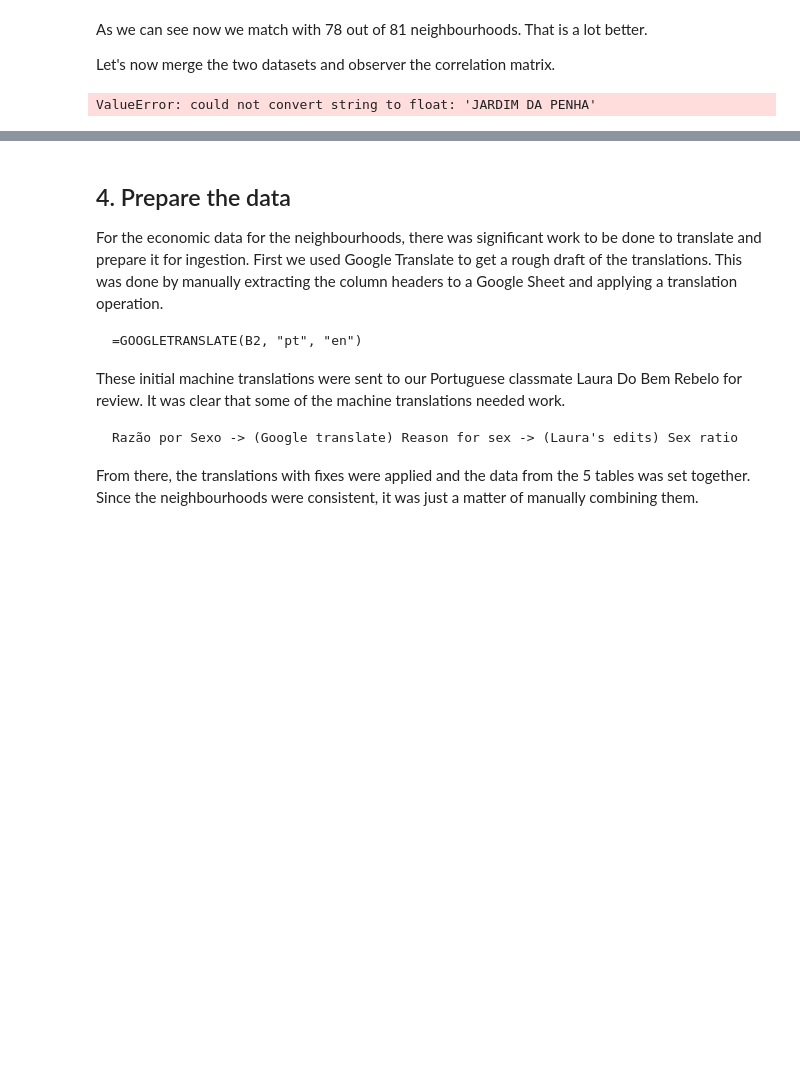
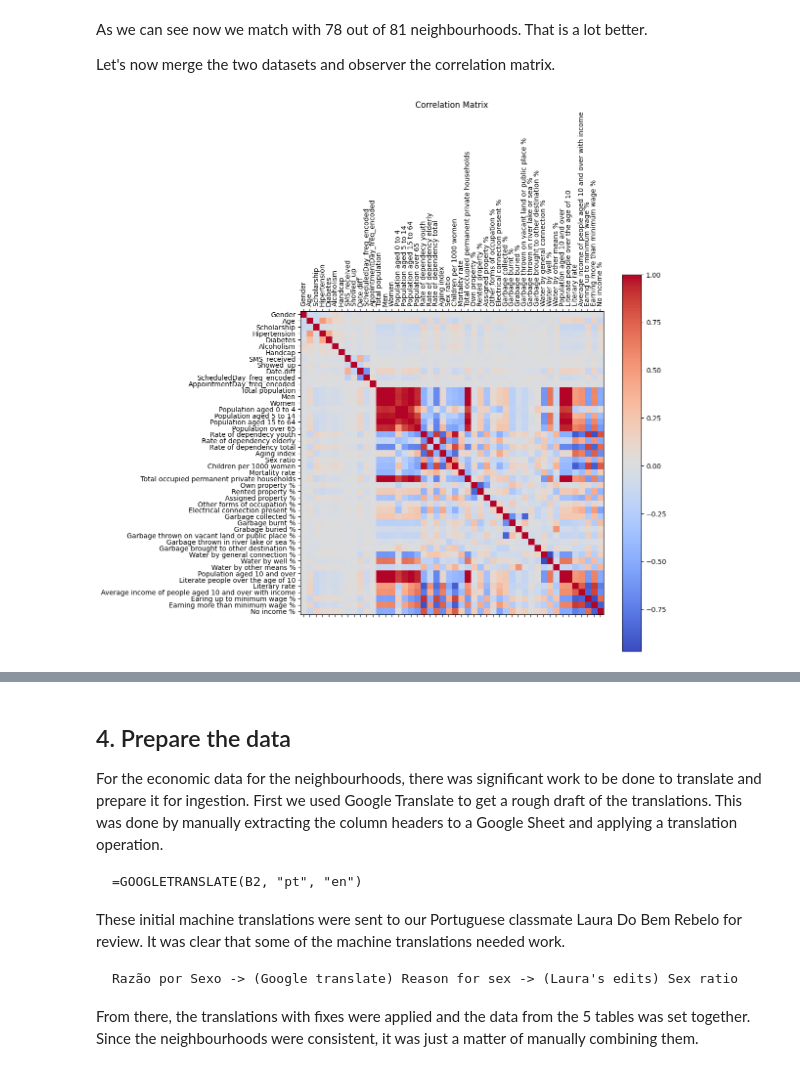
Before and after one commit to dragoselul/MAL1, a Jupyter notebook: Assignment-7/7.Final Assignment.ipynb, the cells around one changed output, grey strips where cells are left out. Cells and saved outputs as stored; diff of their text form; code cells hidden in the pictures; blank space fills up the shorter version.

Commit message:
correlation matrix done

```diff
--- a/Assignment-7/7.Final Assignment.ipynb
+++ b/Assignment-7/7.Final Assignment.ipynb
@@ -419,23 +419,32 @@ Let's now merge the two datasets and observer the correlation matrix.
 # %%
 def plot_correlation_matrix(matrix, title, figsize=(10, 10)):
     fig, ax = plt.subplots(figsize=figsize)
-    cax = ax.matshow(matrix, cmap="coolwarm")
+    cax = ax.matshow(matrix,annot=True, cmap="coolwarm")
     plt.title(title)
     plt.xticks(range(len(matrix.columns)), matrix.columns, rotation=90)
     plt.yticks(range(len(matrix.columns)), matrix.columns)
     fig.colorbar(cax)
     plt.show()
 
 df_merged = pd.merge(df_appointments_encoded,
                     df_neighbourhoods_encoded,
                     left_on="Neighbourhood",
                     right_on="Neighborhood name",
                     how="left")
 
+# Drop the duplicate columns or columns that are not needed
 df_merged.drop(columns=["Neighborhood name"], inplace=True)
+df_merged.drop(columns=["PatientId"], inplace=True)
+df_merged.drop(columns=["AppointmentID"], inplace=True)
+
+# Make a copy of the merged DataFrame
 df_copy = df_merged.copy()
+
+# Drop the columns that are not needed for the correlation matrix
 df_copy.drop(columns=["Neighbourhood"], inplace=True)
+
+# Now we can create a correlation matrix
 correlation_matrix = df_copy.corr()
 plot_correlation_matrix(correlation_matrix, "Correlation Matrix")
 # %% [output]
-ValueError: could not convert string to float: 'JARDIM DA PENHA'
+[figure, added]
```
Also changed, not shown: parts of 2 cells of this notebook.
